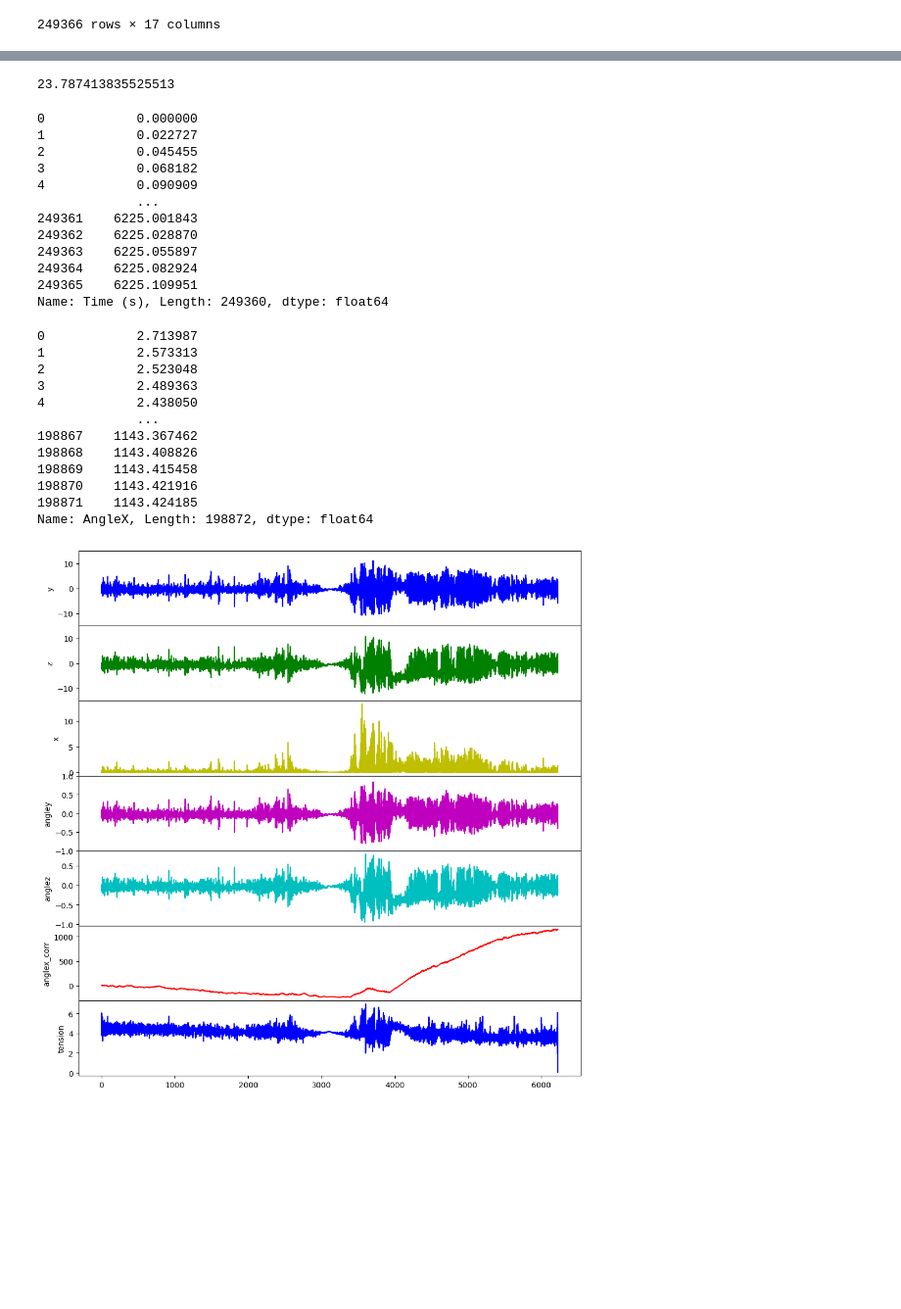
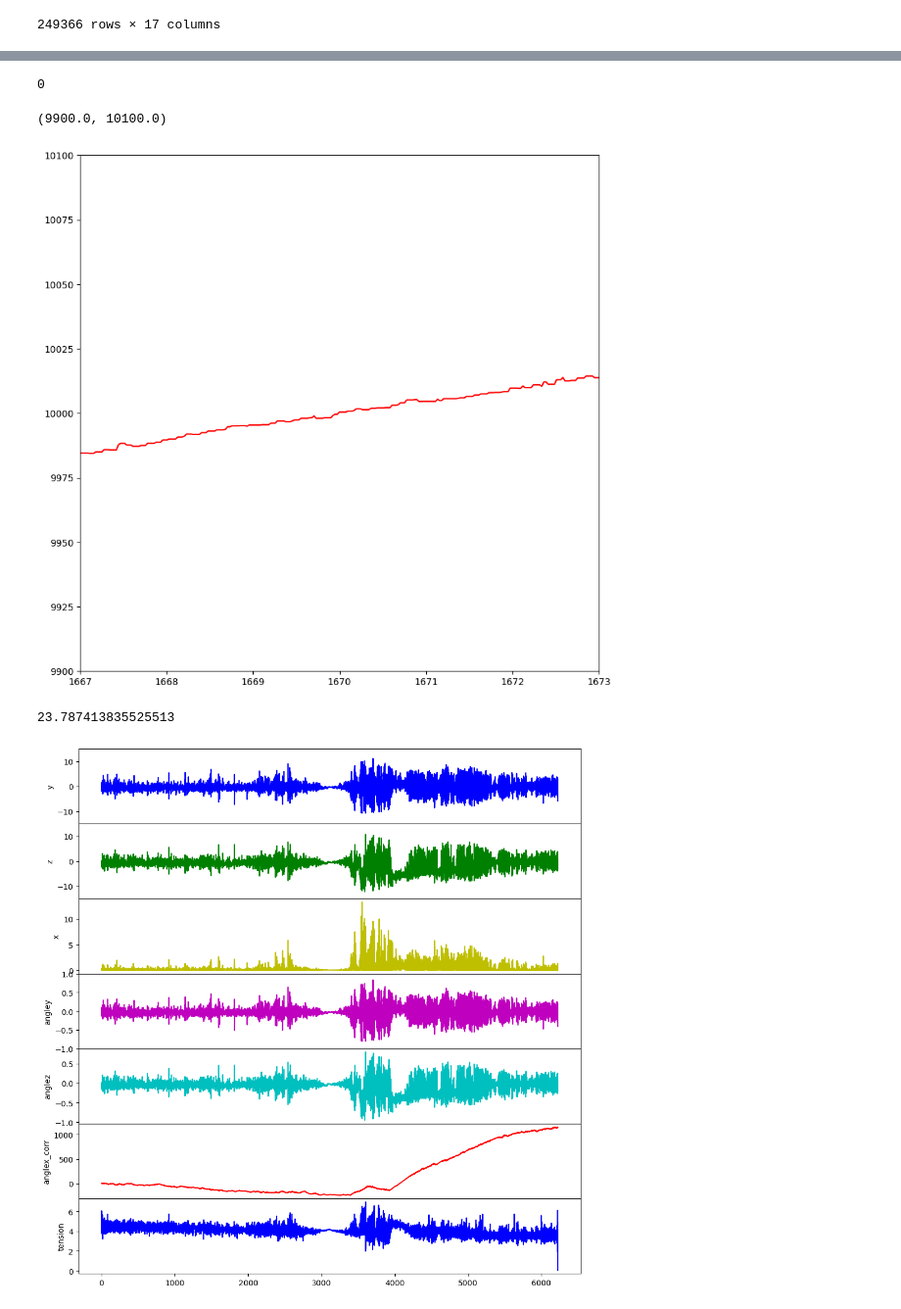
Before and after one commit to UMDBPP/TUFFcode, a Jupyter notebook: Data Analysis/data playground.ipynb, the cells around one changed output, grey strips where cells are left out. Shown at 98% size. Cells and saved outputs as stored; diff of their text form; code cells hidden in the pictures; blank space fills up the shorter version.

Commit message:
getting altitude data together from choppies and helios

```diff
--- a/Data Analysis/data playground.ipynb
+++ b/Data Analysis/data playground.ipynb
@@ -45,3 +45,11 @@ See the caveats in the documentation: https://pandas.pydata.org/pandas-docs/stab
 | 249364 | 577963 | 6225.082924 | 0.06 | 2.03 | 989.1167 | 774.179815 | 353.25 | -23.06 | ... |
 | 249365 | 577964 | 6225.109951 | 0.06 | 2.03 | 989.1167 | 774.179815 | 353.38 | -23.12 | ... |
 249366 rows × 17 columns
+# %%
+import pandas as pd
+
+df_choppies = pd.read_csv('Data/CHOPPIES31_112.csv')
+
+df_choppies = df_choppies.drop(['SEF', 'HTR', 'BW0', 'BW1', 'MET', 'MAP', 'PAR', 'GAR', 'GF1', 'GF2', 'EXT'], axis=1)
+
+df_choppies
@@ -47,0 +70,9 @@ See the caveats in the documentation: https://pandas.pydata.org/pandas-docs/stab
+# %%
+import pandas as pd
+
+df_helios = pd.read_csv('Data/HELIOS_112.csv')
+
+df_helios = df_helios.drop(['Unnamed: 8', 'Unnamed: 9', 'Unnamed: 10', 'Unnamed: 11'], axis=1)
+df_helios['t (s)'] -= df_helios['t (s)'][0]
+
+df_helios
@@ -48,3 +93,23 @@ See the caveats in the documentation: https://pandas.pydata.org/pandas-docs/stab
+# %%
+min(df_helios['t (s)'])
+# %% [output]
+0
+# %%
+import matplotlib.pyplot as plt
+
+plt.rcParams['figure.figsize'] = (10,10)
+
+fig, ax1 = plt.subplots(1,1,sharex=True)
+
+ax1.plot(df_choppies['Time (s)'], df_choppies['Alt (m)'], c='b')
+ax1.plot(df['Time (s)'], df['Altitude (km)']*.3048, c='r')
+ax1.plot(df_helios['t (s)'], df_helios['pressure altitude (m)'], c='g')
+
+ax1.set_xlim(1667, 1673)
+ax1.set_ylim(9900, 10100)
+# %% [output]
+(9900.0, 10100.0)
+[figure, added]
 # %%
 # Clean up relevant data
 import time
@@ -87,36 +152,6 @@ for i,a in enumerate(anglex_corr):
 print(time.time()-t1)
 # %% [output]
 23.787413835525513
-# %%
-t_tension
-# %% [output]
-0            0.000000
-1            0.022727
-2            0.045455
-3            0.068182
-4            0.090909
-             ...
-249361    6225.001843
-249362    6225.028870
-249363    6225.055897
-249364    6225.082924
-249365    6225.109951
-Name: Time (s), Length: 249360, dtype: float64
-# %%
-anglex_corr
-# %% [output]
-0            2.713987
-1            2.573313
-2            2.523048
-3            2.489363
-4            2.438050
-             ...
-198867    1143.367462
-198868    1143.408826
-198869    1143.415458
-198870    1143.421916
-198871    1143.424185
-Name: AngleX, Length: 198872, dtype: float64
 # %%
 # calculate xyz and plot
 y = L*np.sin(angley)
```
Also changed, not shown: parts of 2 cells of this notebook.
